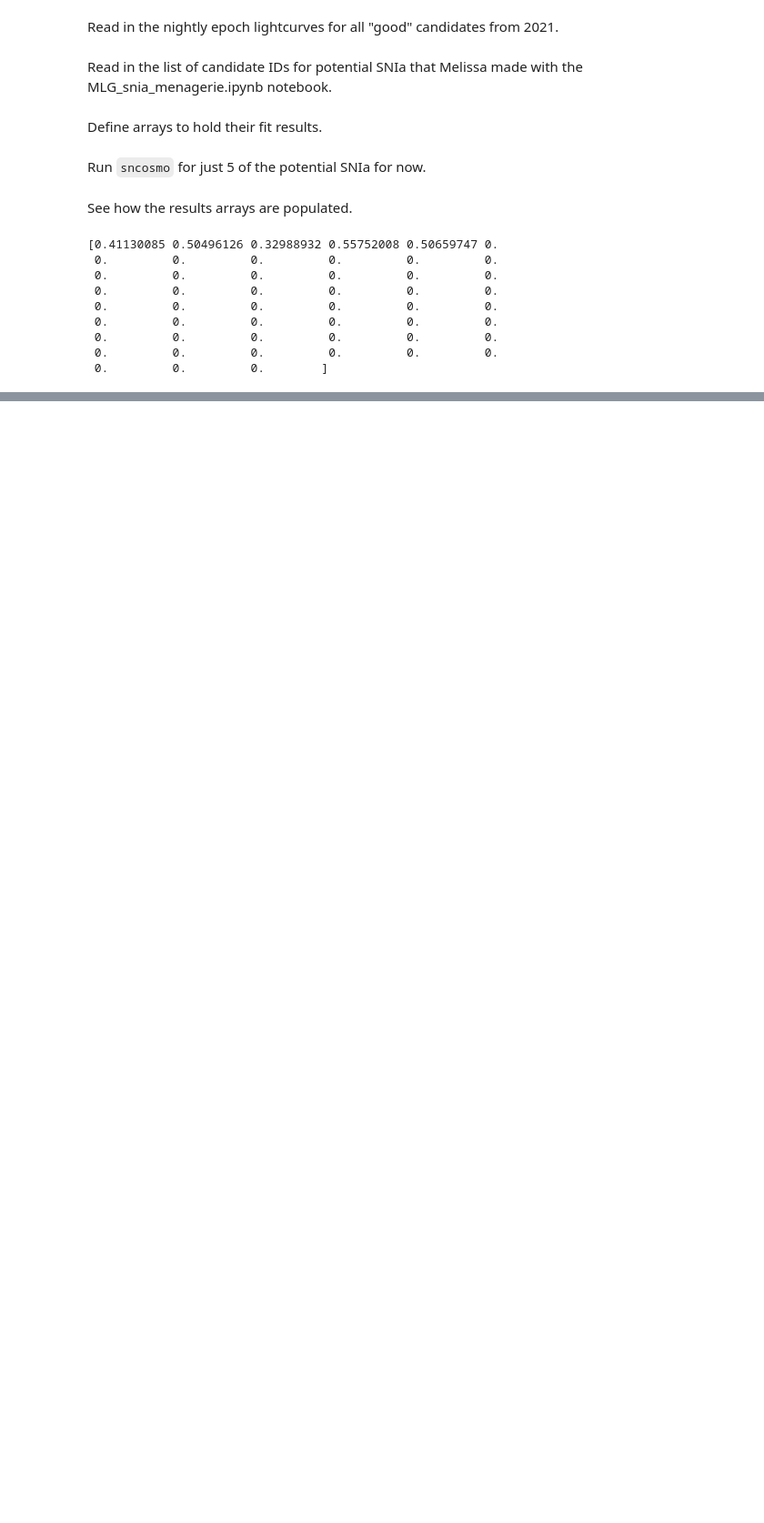
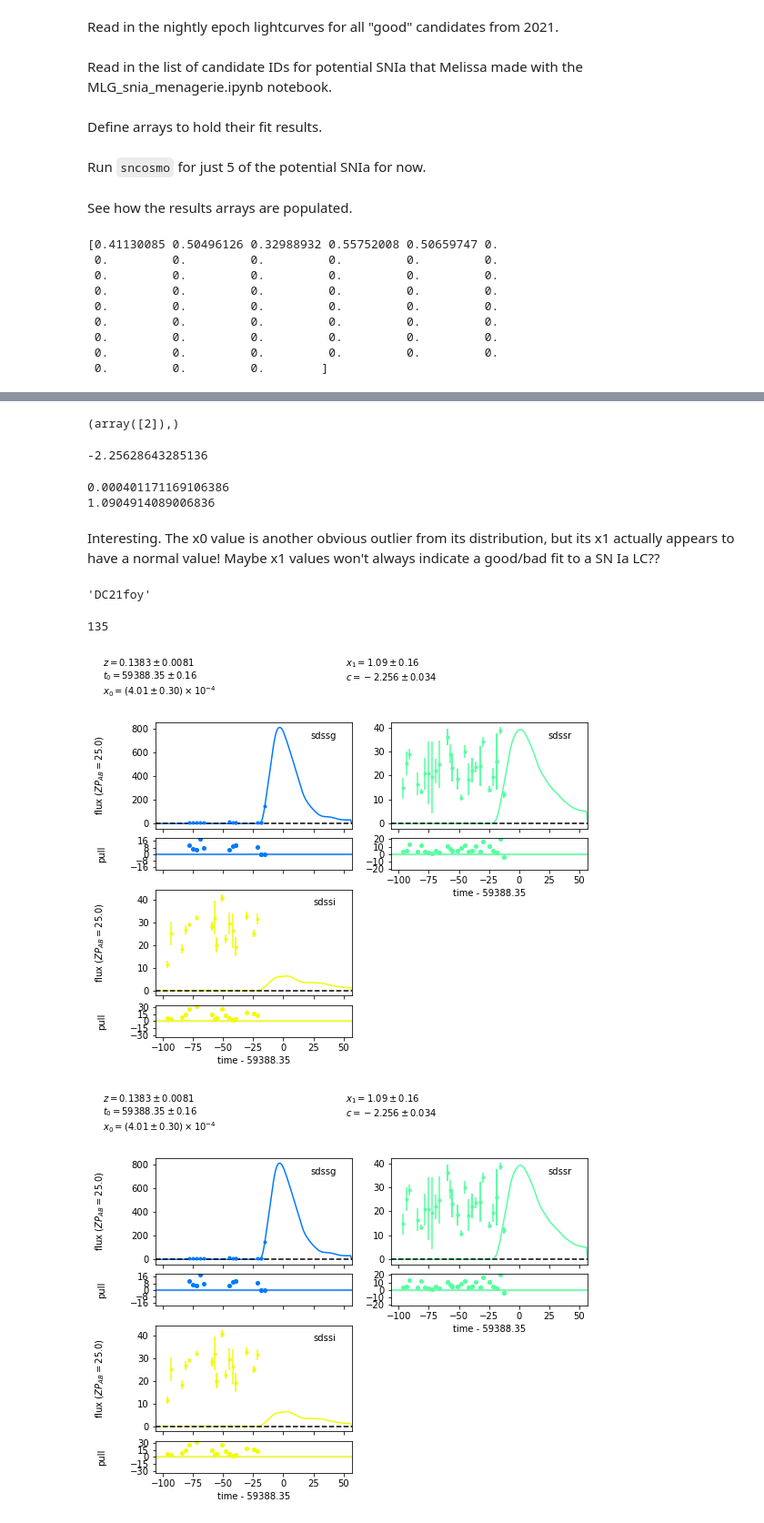
Before and after one commit to MelissaGraham/decam_ddf_tools, a Jupyter notebook: transients_science/fit_multiple_potential_snia.ipynb, the cells around one changed output, grey strips where cells are left out. Shown at 91% size. Saved outputs shown, nothing was run; the diff lists cells and outputs as text; code cells hidden in the pictures; blank space fills up the shorter version.

```diff
--- a/transients_science/fit_multiple_potential_snia.ipynb
+++ b/transients_science/fit_multiple_potential_snia.ipynb
@@ -119,0 +264,67 @@ Then, explore their results. You can make plots of the distributions of values,
+# %%
+# Find which index in our fit_c array that has outlying value
+np.where(fit_c < -2.0)
+# %% [output]
+(array([2]),)
+# %%
+# Double-checking the value
+fit_c[2]
+# %% [output]
+-2.25628643285136
+# %%
+# Also want to check the other parameters
+print(fit_x0[2])
+print(fit_x1[2])
+# %% [output]
+0.000401171169106386
+1.0904914089006836
+# %% [markdown]
+
+
+Interesting. The x0 value is another obvious outlier from its distribution, but its x1 actually appears to have a normal value! Maybe x1 values won't always indicate a good/bad fit to a SN Ia LC??
+# %%
+# Which candidate does this correspond to
+potSNIa_candid[2]
+# %% [output]
+'DC21foy'
+# %%
+my_potential_snia = 'DC21foy'
+tx = np.where(candLC_candid == my_potential_snia)[0]
+print(len(tx))
+# %% [output]
+135
+# %%
+# Redo the fitting process and plot the fit as we've done
+
+fout = open('test.txt', 'w')
+fout.write('     time      band       flux         fluxerr      zp  zpsys \n')
+# fout.write('------------- ----- --------------- -------------- ---- ----- \n')
+for x in tx:
+    if np.isfinite(candLC_mag[x]):
+        flux = 10.0**((candLC_mag[x] - 25.0)/(-2.5))
+        fluxhi = 10.0**(((candLC_mag[x]-candLC_mage[x]) - 25.0)/(-2.5))
+        fluxe = fluxhi - flux
+        fout.write('%13.4f %5s %15.7f %14.7f  25.  ab \n' % \
+                   (candLC_mjd[x], 'sdss'+candLC_filter[x], flux, fluxe))
+fout.close()
+
+data_foy = sncosmo.read_lc('test.txt')
+
+fluxarr = np.asarray(data_foy['flux'], dtype='float')
+zparr = np.asarray(data_foy['zp'], dtype='float')
+magarr = -2.5 * np.log10(fluxarr) + zparr
+min_magarr = np.min(magarr) ## calculate min mag from LC data
+estimated_redshift = 70.0 * 10.0**(((min_magarr + 19.3) - 25.0)/5.0) / 500000.0 ## estimate redshift
+
+# use a broad redshift range +/-0.08 (+/-0.1 like in previous notebook led to NaN error @ index 43, maybe that was too broad?)
+z_range = (estimated_redshift-0.08, estimated_redshift+0.08)
+
+# do the fit like the example with sncosmo
+result_foy, fitted_model_foy = sncosmo.fit_lc(data_foy, model,
+                                      ['z', 't0', 'x0', 'x1', 'c'],
+                                      bounds={'z':z_range})
+
+sncosmo.plot_lc(data_foy, model=fitted_model_foy, errors=result_foy.errors)
+# %% [output]
+[figure, added]
+[figure, added]
```
Also changed, not shown: parts of 52 cells of this notebook, 1 other file.
